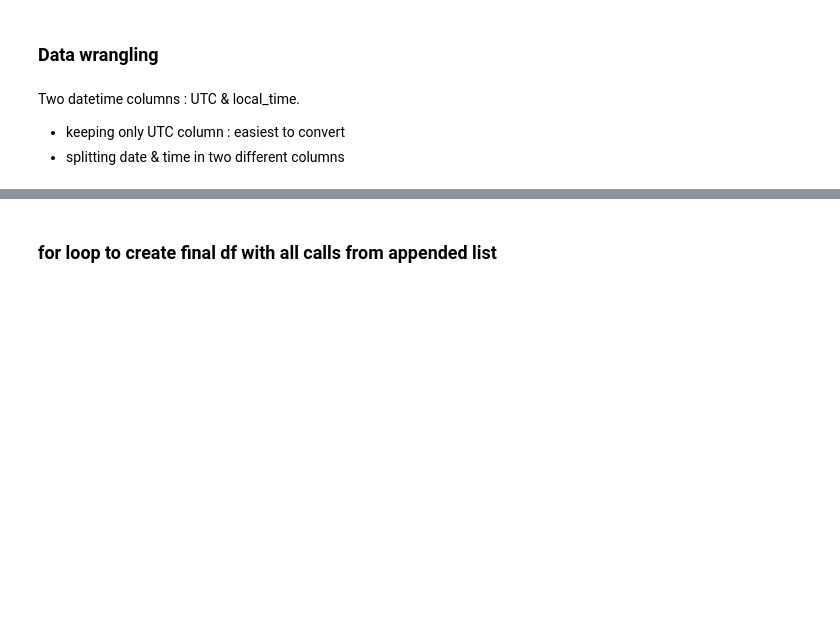
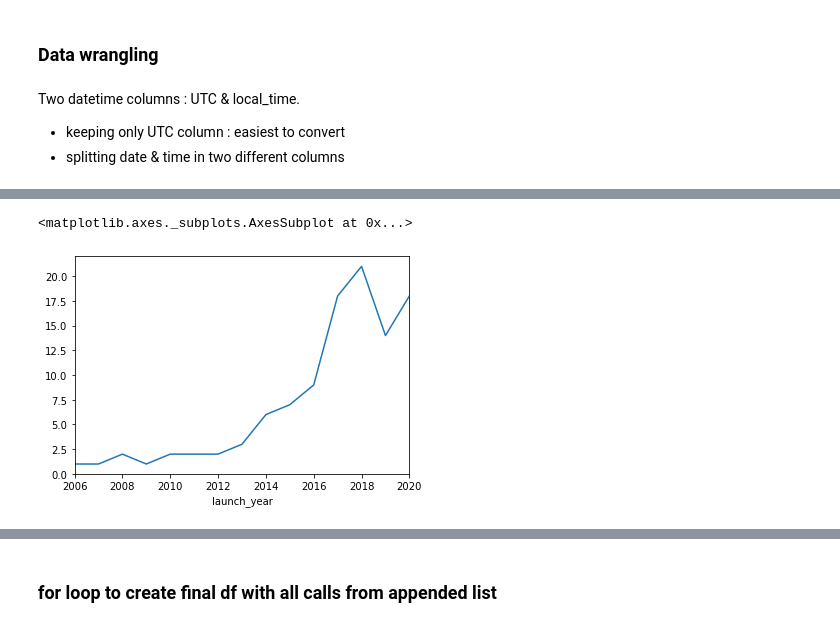
Before and after one commit to Binardino/SpaceX_launches, a Jupyter notebook: notebooks/SpaceX API_EDA.ipynb, the cells around one changed output, grey strips where cells are left out. Saved outputs shown, nothing was run; the diff lists cells and outputs as text; code cells hidden in the pictures; blank space fills up the shorter version.

Commit message:
update datetime wrangling & first groupbys

```diff
--- a/notebooks/SpaceX API_EDA.ipynb
+++ b/notebooks/SpaceX API_EDA.ipynb
@@ -484,5 +364,3 @@ memory usage: 48.5+ KB
 Two datetime columns : UTC & local_time.
 - keeping only UTC column : easiest to convert
 - splitting date & time in two different columns
-# %%
-spacex_data['launch_date_local'] = pd.to_datetime(spacex_data['launch_date_local'])
@@ -502,5 +367,3 @@ Name: launch_date_local, Length: 99, dtype: object
-# %%
-spacex_data['launch_time'] = pd.to_datetime(spacex_data['launch_date_local'])
 # %%
 spacex_data['launch_date_utc'] = pd.to_datetime(spacex_data['launch_date_utc'])
 spacex_data['launch_date_utc'] = spacex_data['launch_date_utc'].dt.tz_convert('US/Eastern')
@@ -521,4 +384,5 @@ Name: launch_date_utc, Length: 99, dtype: datetime64[ns, US/Eastern]
 # %%
 spacex_data['launch_date'] = spacex_data['launch_date_utc'].dt.to_period('D')
+spacex_data['launch_year'] = spacex_data['launch_date_utc'].dt.year
 spacex_data['launch_time'] = spacex_data['launch_date_utc'].dt.time
 # %%
@@ -538,0 +424,6 @@ Name: launch_time, Length: 99, dtype: object
+# %%
+space_date = spacex_data.groupby('launch_year').agg({'flight_number':'count','rocket_second_stage_payloads_0_payload_mass_kg':'mean'})
+space_date['flight_number'].plot()
+# %% [output]
+<matplotlib.axes._subplots.AxesSubplot at 0x...>
+[figure, added]
```
Also changed, not shown: parts of 48 cells of this notebook, 1 other file.
